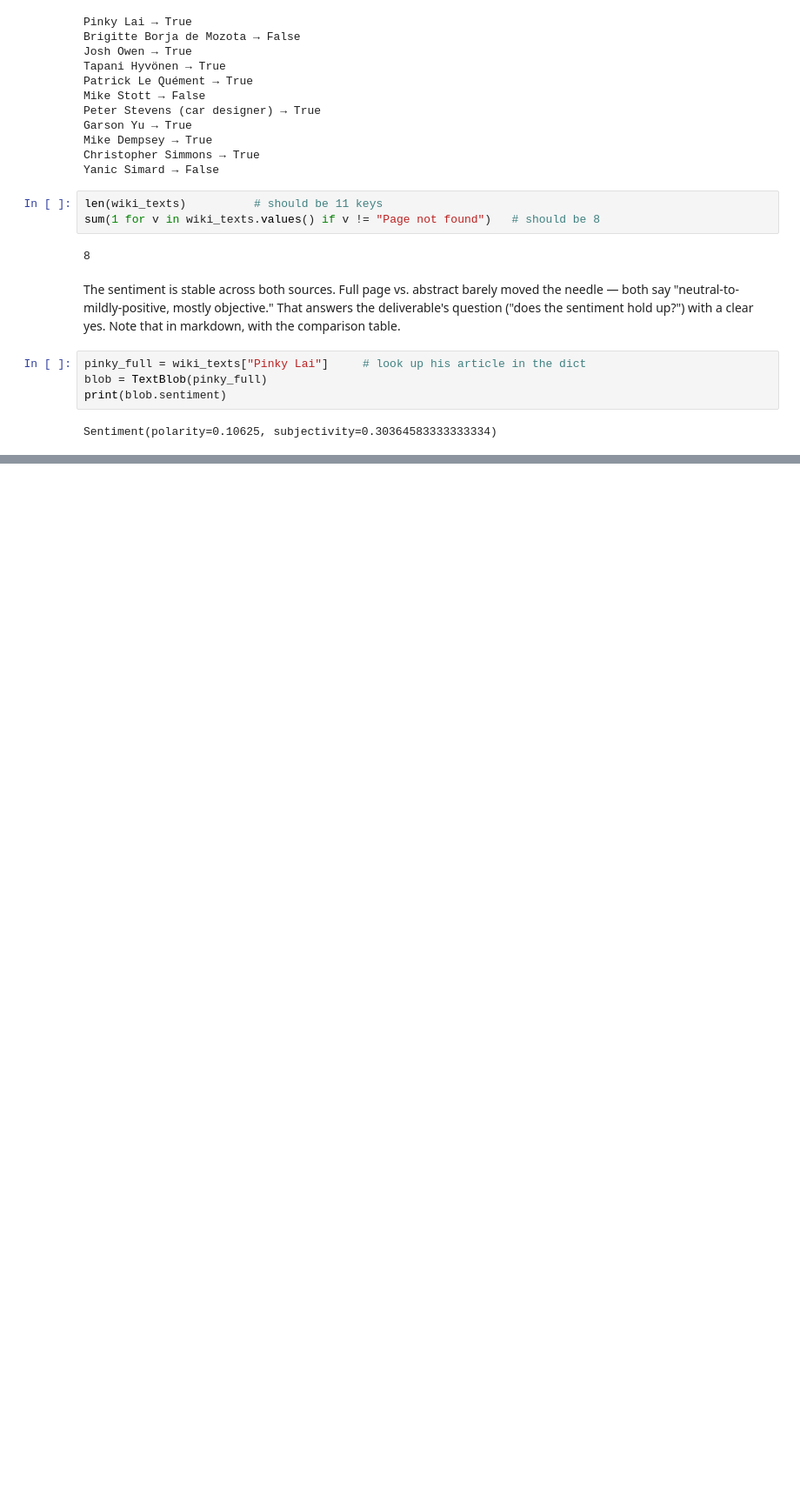
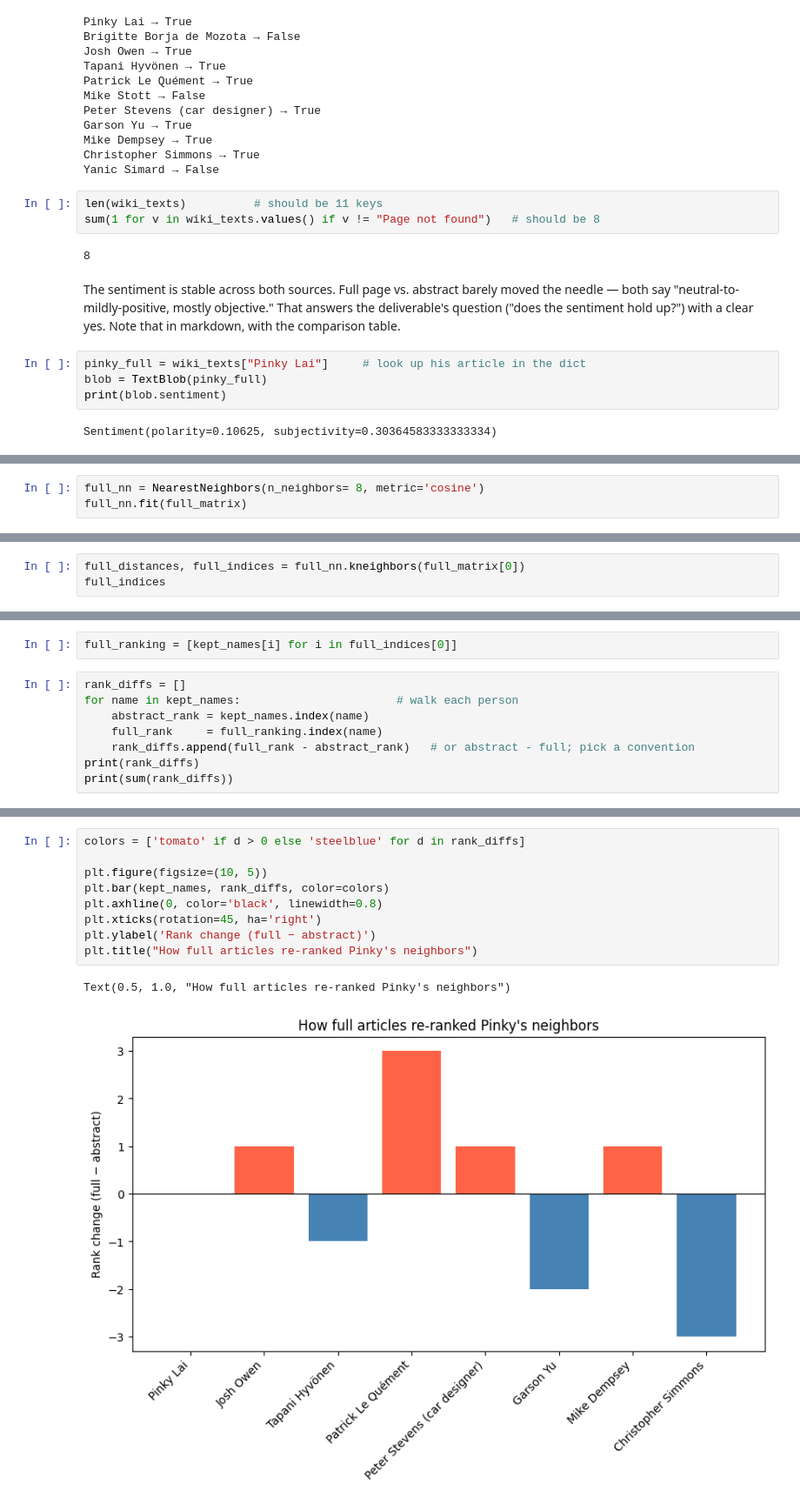
Before and after one commit to cyeef/Data-Science-Portfolio-C21-, a Jupyter notebook: Projects/Project-5/NLP.Description.for.Students.ipynb, the cells around one changed output, grey strips where cells are left out. Shown at 87% size. Cells and saved outputs as stored; diff of their text form; blank space fills up the shorter version.

```diff
--- a/Projects/Project-5/NLP.Description.for.Students.ipynb
+++ b/Projects/Project-5/NLP.Description.for.Students.ipynb
@@ -349,0 +390,3 @@ Sentiment(polarity=0.10625, subjectivity=0.30364583333333334)
+# %%
+full_nn = NearestNeighbors(n_neighbors= 8, metric='cosine')
+full_nn.fit(full_matrix)
@@ -349,0 +397,3 @@ Sentiment(polarity=0.10625, subjectivity=0.30364583333333334)
+# %%
+full_distances, full_indices = full_nn.kneighbors(full_matrix[0])
+full_indices
@@ -349,0 +420,10 @@ Sentiment(polarity=0.10625, subjectivity=0.30364583333333334)
+# %%
+full_ranking = [kept_names[i] for i in full_indices[0]]
+# %%
+rank_diffs = []
+for name in kept_names:                       # walk each person
+    abstract_rank = kept_names.index(name)
+    full_rank     = full_ranking.index(name)
+    rank_diffs.append(full_rank - abstract_rank)   # or abstract - full; pick a convention
+print(rank_diffs)
+print(sum(rank_diffs))
@@ -349,0 +438,12 @@ Sentiment(polarity=0.10625, subjectivity=0.30364583333333334)
+# %%
+colors = ['tomato' if d > 0 else 'steelblue' for d in rank_diffs]
+
+plt.figure(figsize=(10, 5))
+plt.bar(kept_names, rank_diffs, color=colors)
+plt.axhline(0, color='black', linewidth=0.8)
+plt.xticks(rotation=45, ha='right')
+plt.ylabel('Rank change (full − abstract)')
+plt.title("How full articles re-ranked Pinky's neighbors")
+# %% [output]
+Text(0.5, 1.0, "How full articles re-ranked Pinky's neighbors")
+[figure, added]
```
Also changed, not shown: parts of 28 cells of this notebook.
